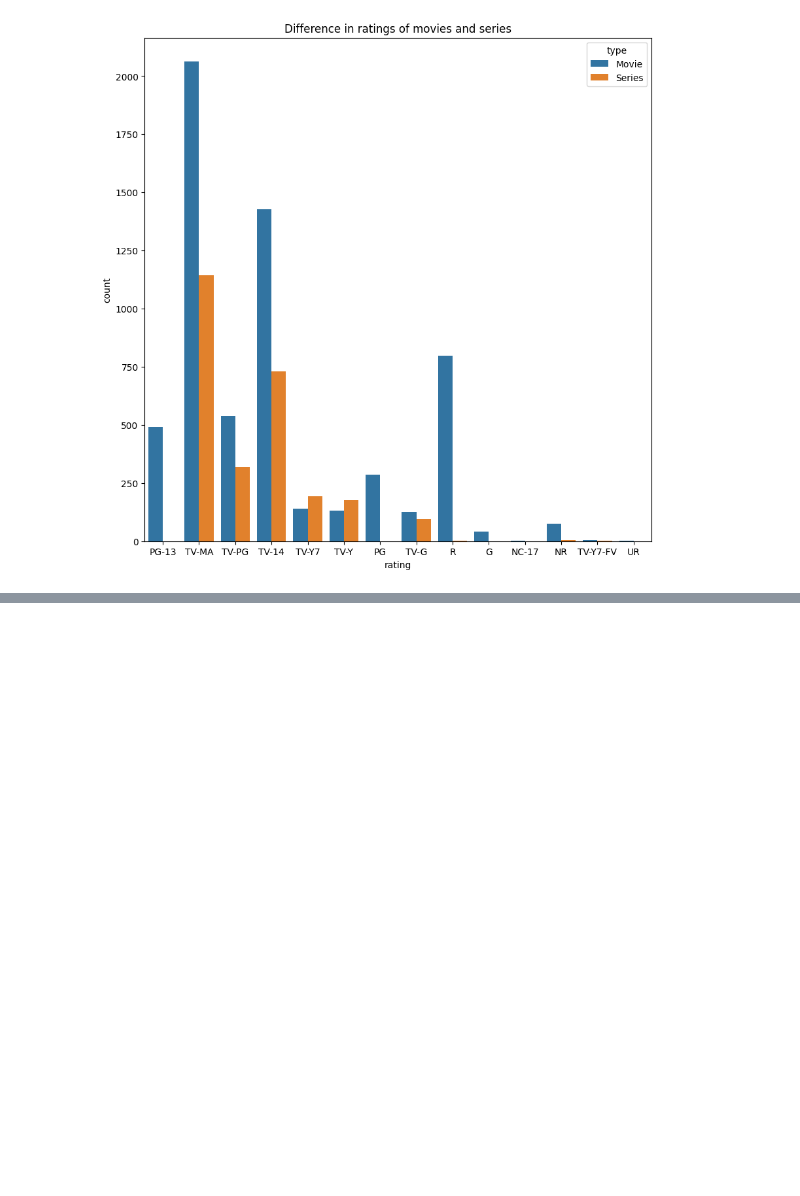
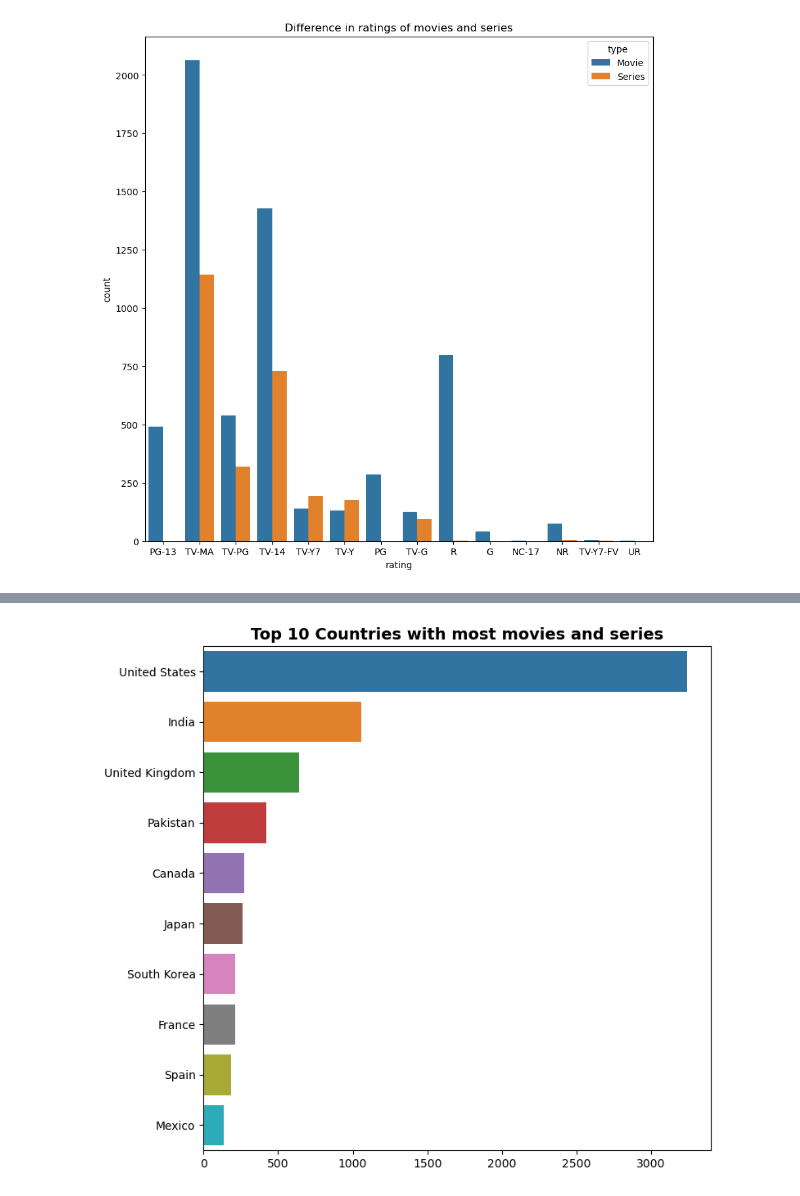
Before and after one commit to Mokowz/Netflix-Data, a Jupyter notebook: Netflix Analysis.ipynb, the cells around one changed output, grey strips where cells are left out. Cells and saved outputs as stored; diff of their text form; code cells hidden in the pictures; blank space fills up the shorter version.

Commit message:
Added top 10 visualizations

```diff
--- a/Netflix Analysis.ipynb
+++ b/Netflix Analysis.ipynb
@@ -260,22 +260,22 @@ plt.show()
 # %% [output]
 [figure]
 # %%
-from geopy.geocoders import Nominatim
+# from geopy.geocoders import Nominatim
 
-# Create an instance of the geolocator
-geolocator = Nominatim(user_agent="geoapiExercises")
+# # Create an instance of the geolocator
+# geolocator = Nominatim(user_agent="geoapiExercises")
 
-# Create two new columns in the dataframe for latitude and longitude
-net_df['Latitude'] = None
-net_df['Longitude'] = None
+# # Create two new columns in the dataframe for latitude and longitude
+# net_df['Latitude'] = None
+# net_df['Longitude'] = None
 
-# Iterate through the rows of the dataframe
-for i, row in net_df.iterrows():
-    location = geolocator.geocode(row['country'])
-    if location:
-        net_df.at[i, 'Latitude'] = location.latitude
-        net_df.at[i, 'Longitude'] = location.longitude
+# # Iterate through the rows of the dataframe
+# for i, row in net_df.iterrows():
+#     location = geolocator.geocode(row['country'])
+#     if location:
+#         net_df.at[i, 'Latitude'] = location.latitude
+#         net_df.at[i, 'Longitude'] = location.longitude
 
 
-net_df.head()
+# net_df.head()
 # %% [output]
@@ -282,0 +283,4 @@ KeyboardInterrupt:
+# %%
+# The 10 countries with the most movies and series
+top_10_count = net_df["country"].value_counts().drop("Not Given").head(10)
+top_10_count
@@ -282,0 +299,8 @@ KeyboardInterrupt:
+# %%
+# Visualize it through a bar chart
+plt.figure(figsize=(8,8))
+sns.barplot(x=top_10_count.values, y=top_10_count.index)
+plt.title("Top 10 Countries with most movies and series", fontsize=14, fontweight="heavy")
+plt.show()
+# %% [output]
+[figure, added]
```
Also changed, not shown: parts of 7 cells of this notebook.
